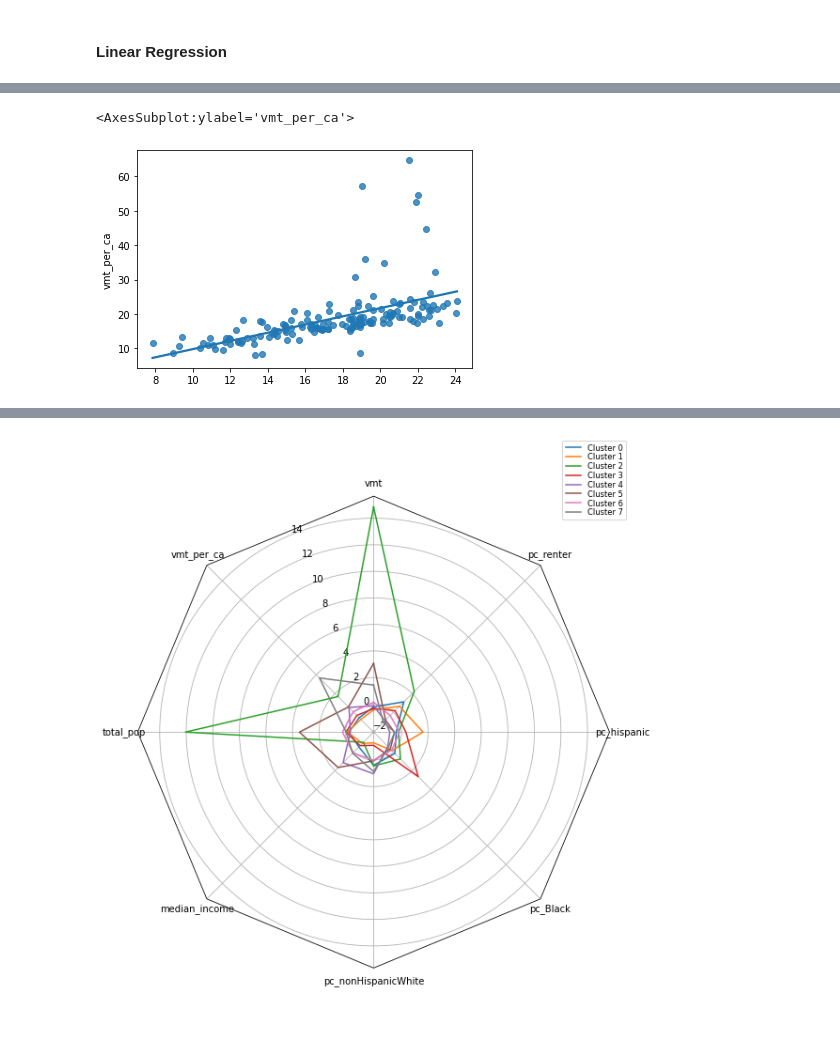
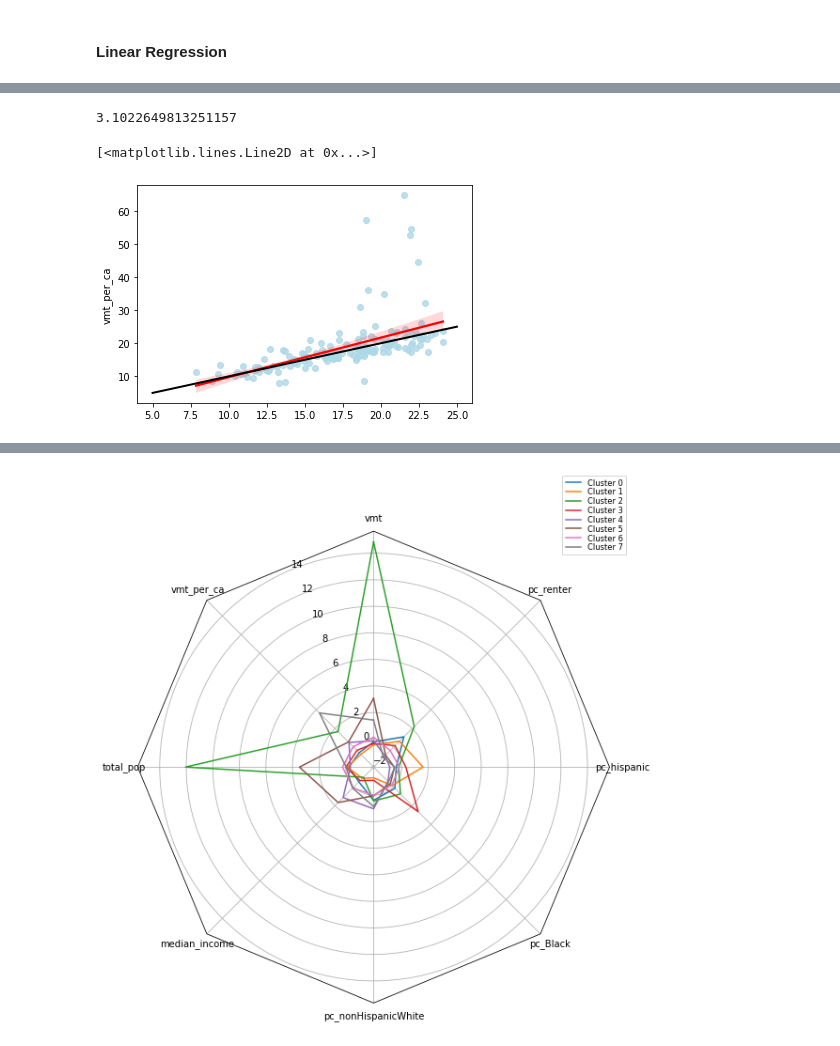
Before and after one commit to ffreeman1234/UDS-VMT-Project, a Jupyter notebook: Project/Project.ipynb, the cells around one changed output, grey strips where cells are left out. Drawn from its saved outputs; the diff is of its cells as text; code cells hidden in the pictures.

```diff
--- a/Project/Project.ipynb
+++ b/Project/Project.ipynb
@@ -389,7 +360,10 @@ print(LinR.score(X_test, y_test))
 # %%
 #plotting linear regression model
+print(abs(y_test_predictions-y_test).mean())
 fig, ax=plt.subplots()
-sns.regplot(y_test_predictions, y_test, ci=None, ax=ax)
+sns.regplot(x=y_test_predictions, y=y_test, scatter_kws={'color':'lightblue'},line_kws={'color':'red'},ax=ax)
+plt.plot([5, 25], [5, 25], color = 'black', linewidth = 2)
 # %% [output]
-<AxesSubplot:ylabel='vmt_per_ca'>
+3.1022649813251157
+[<matplotlib.lines.Line2D at 0x...>]
-[figure, old version]
+[figure, new version]
```
Also changed, not shown: parts of 30 cells of this notebook.
